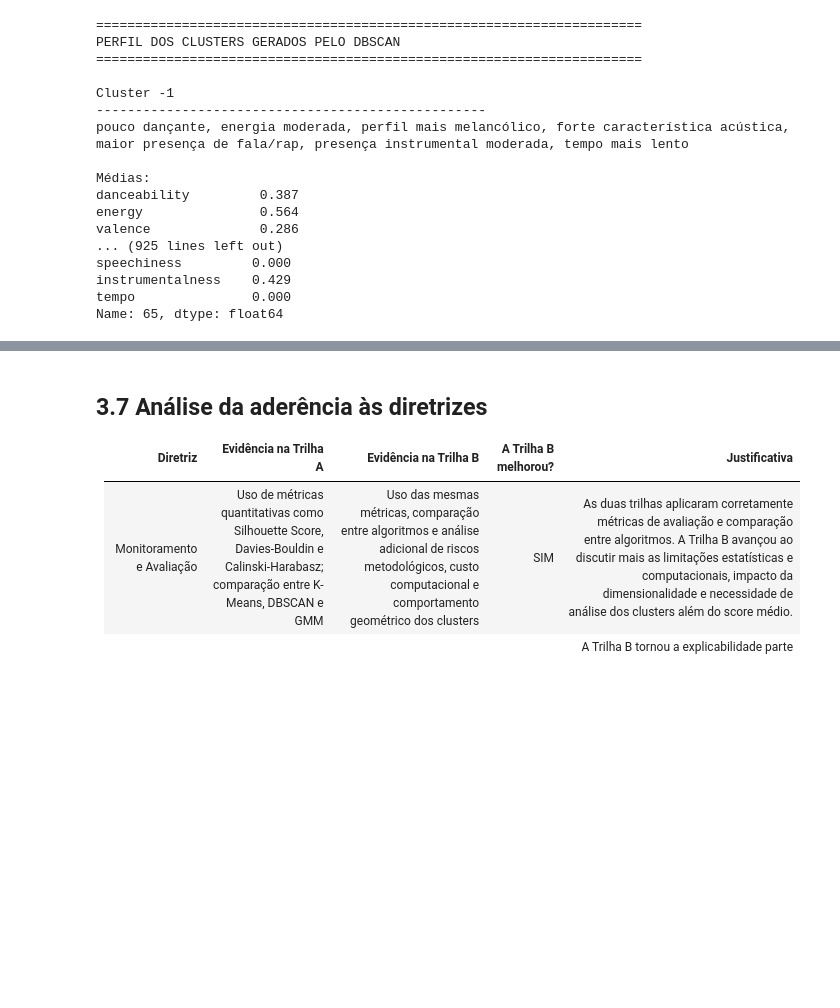
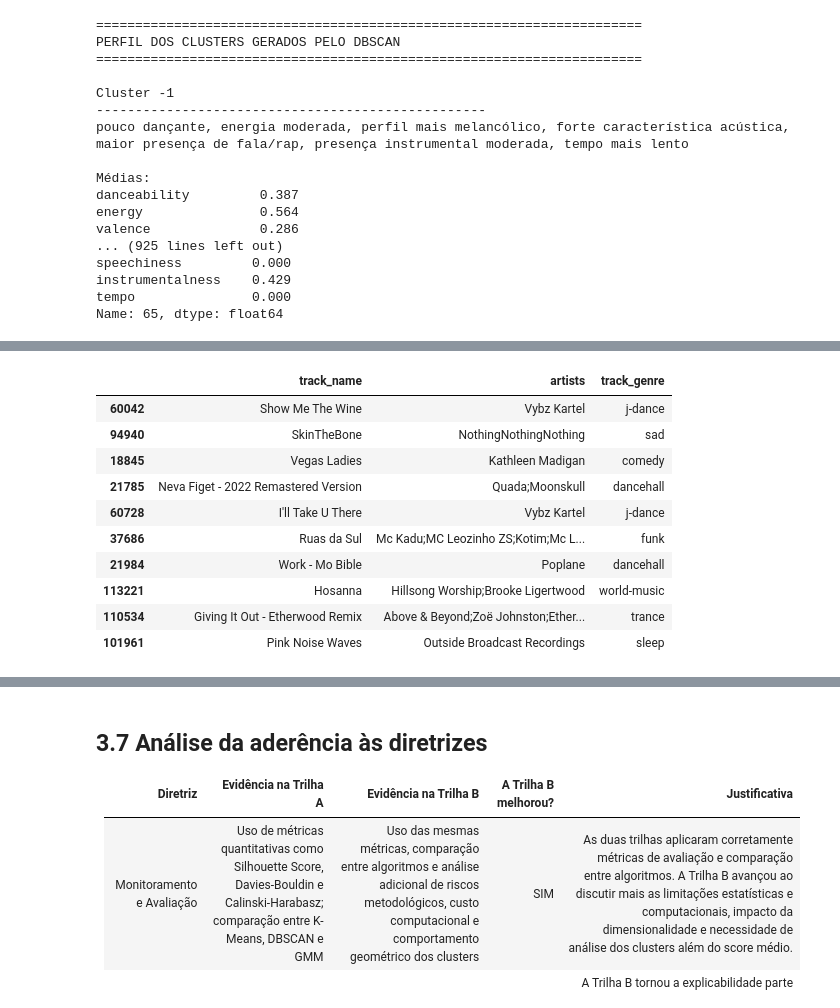
Before and after one commit to carolinabarcellos/TP-2-Mineracao, a Jupyter notebook: TP2_Fase2_Grupo1.ipynb, the cells around one changed output, grey strips where cells are left out. Saved outputs shown, nothing was run; the diff lists cells and outputs as text; code cells hidden in the pictures; blank space fills up the shorter version.

```diff
--- a/TP2_Fase2_Grupo1.ipynb
+++ b/TP2_Fase2_Grupo1.ipynb
@@ -2642,0 +2680,16 @@ Name: 65, dtype: float64
+# %%
+df[df['cluster_kmeans']==14][
+    ["track_name", "artists", "track_genre"]
+].sample(10, random_state=42)
+# %% [output]
+|  | track_name | artists | track_genre |
+| 60042 | Show Me The Wine | Vybz Kartel | j-dance |
+| 94940 | SkinTheBone | NothingNothingNothing | sad |
+| 18845 | Vegas Ladies | Kathleen Madigan | comedy |
+| 21785 | Neva Figet - 2022 Remastered Version | Quada;Moonskull | dancehall |
+| 60728 | I'll Take U There | Vybz Kartel | j-dance |
+| 37686 | Ruas da Sul | Mc Kadu;MC Leozinho ZS;Kotim;Mc L... | funk |
+| 21984 | Work - Mo Bible | Poplane | dancehall |
+| 113221 | Hosanna | Hillsong Worship;Brooke Ligertwood | world-music |
+| 110534 | Giving It Out - Etherwood Remix | Above & Beyond;Zoë Johnston;Ether... | trance |
+| 101961 | Pink Noise Waves | Outside Broadcast Recordings | sleep |
```
Also changed, not shown: parts of 13 cells of this notebook.
